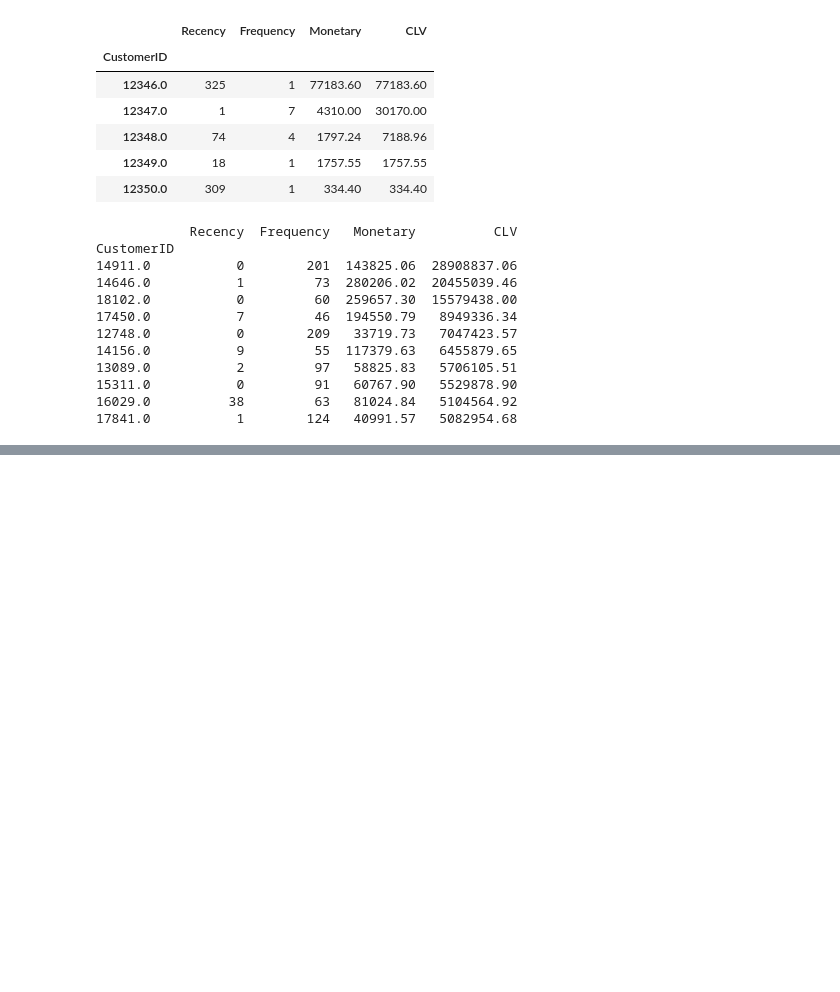
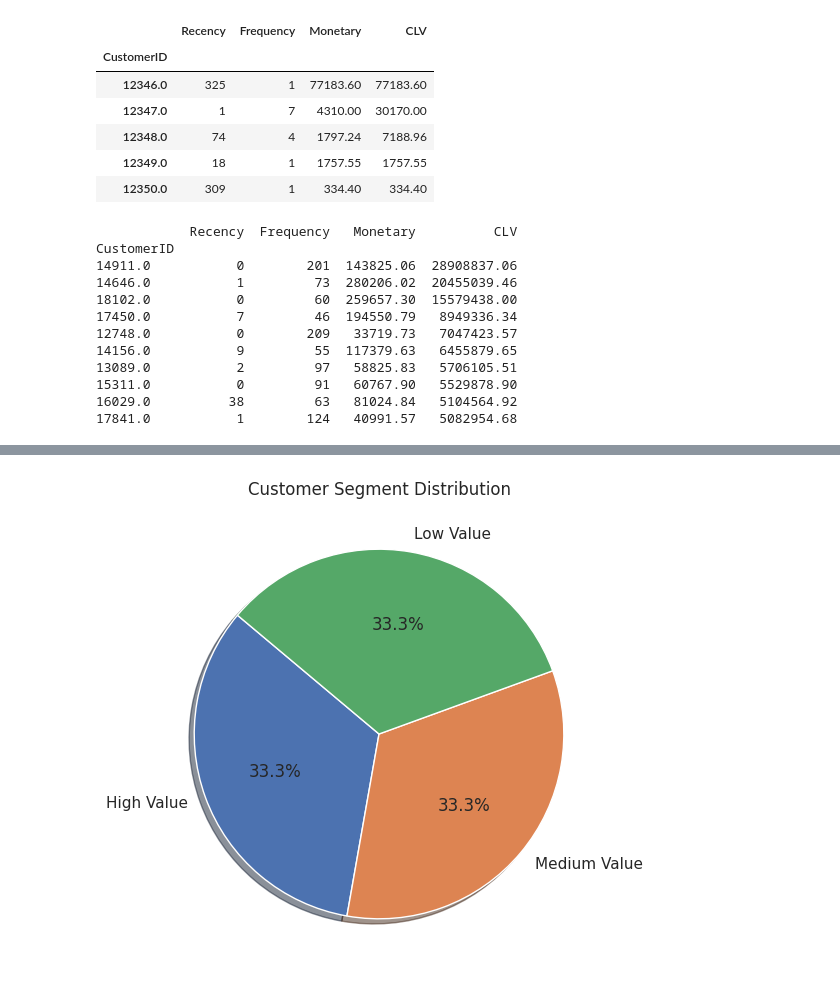
Before and after one commit to Samiksha061101/customer-data-analysis, a Jupyter notebook: ibi_project.ipynb, the cells around one changed output, grey strips where cells are left out. Drawn from its saved outputs; the diff is of its cells as text; code cells hidden in the pictures; blank space fills up the shorter version.

```diff
--- a/ibi_project.ipynb
+++ b/ibi_project.ipynb
@@ -484,0 +515,33 @@ CustomerID
+# %%
+import pandas as pd
+import matplotlib.pyplot as plt
+
+# Sample DataFrame
+data = {
+    'Customer_segment': ['High Value', 'Medium Value', 'Low Value', 'High Value', 'Medium Value',
+                         'Low Value', 'Low Value', 'High Value', 'Medium Value']
+}
+
+# Convert to DataFrame
+df = pd.DataFrame(data)
+
+# Count each segment
+segment_counts = df['Customer_segment'].value_counts()
+
+# Pie chart
+plt.figure(figsize=(6, 6))
+plt.pie(
+    segment_counts,
+    labels=segment_counts.index,
+    autopct='%1.1f%%',
+    startangle=140,
+    shadow=True
+)
+
+# Title
+plt.title('Customer Segment Distribution')
+
+# Show plot
+plt.show()
+# %% [output]
+[figure, added]
```
Also changed, not shown: parts of 1 cell of this notebook.
